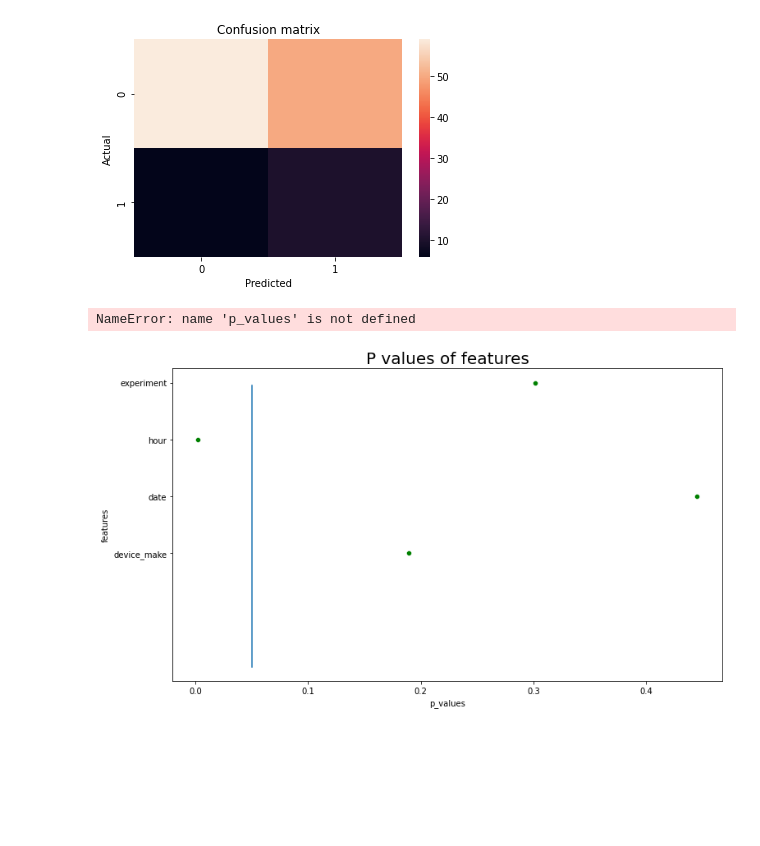
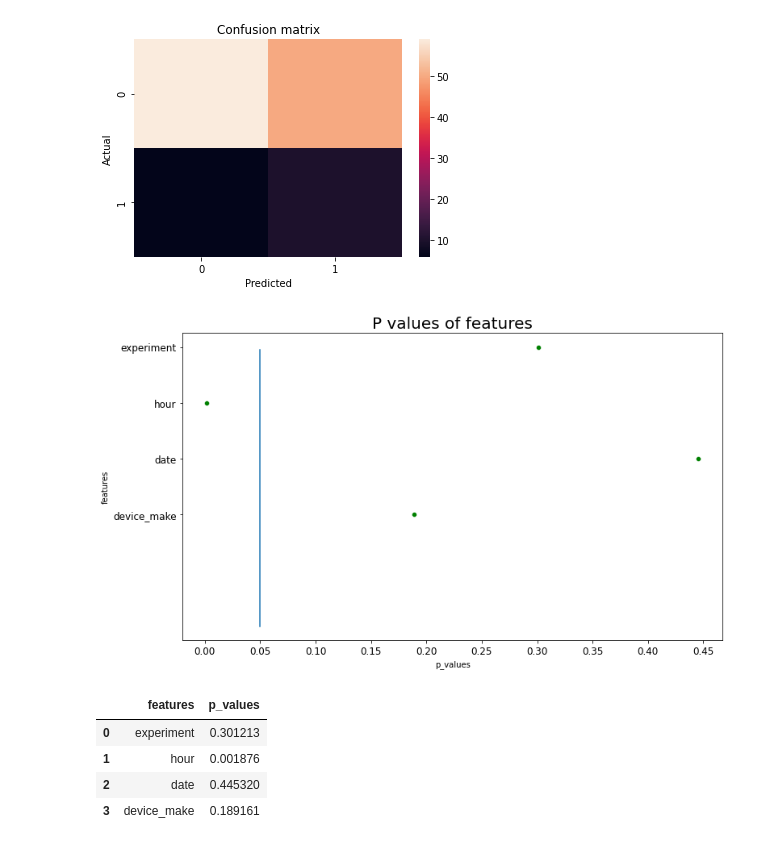
Before and after one commit to daniEL2371/abtest-mlops, a Jupyter notebook: notebooks/ML_AbTest.ipynb, the cells around one changed output. Cells and saved outputs as stored; diff of their text form; code cells hidden in the pictures; blank space fills up the shorter version.

```diff
--- a/notebooks/ML_AbTest.ipynb
+++ b/notebooks/ML_AbTest.ipynb
@@ -339,7 +339,7 @@ class LogesticRegressionModel:
         sns.scatterplot(data=p_df, y='features', x='p_values', color="green")
         plt.title("P values of features", size=20)
 
-        plt.xticks(np.arange(0,max(p_values['p_values']) + 0.05, 0.05))
+        plt.xticks(np.arange(0,max(p_df['p_values']) + 0.05, 0.05))
 
         plt.xticks(fontsize=12)
         plt.yticks(fontsize=12)
@@ -380,8 +380,14 @@ Test Metrics
 weighted avg       0.81      0.55      0.63       125
 [figure]
 # %%
+
 p_values_df = logesticRegressionModel.get_p_values()
 logesticRegressionModel.plot_pvalues(p_values_df)
+p_values_df
 # %% [output]
-NameError: name 'p_values' is not defined
-[figure, old version]
+[figure, new version]
+|  | features | p_values |
+| 0 | experiment | 0.301213 |
+| 1 | hour | 0.001876 |
+| 2 | date | 0.445320 |
+| 3 | device_make | 0.189161 |
```
Also changed, not shown: parts of 2 cells of this notebook.
